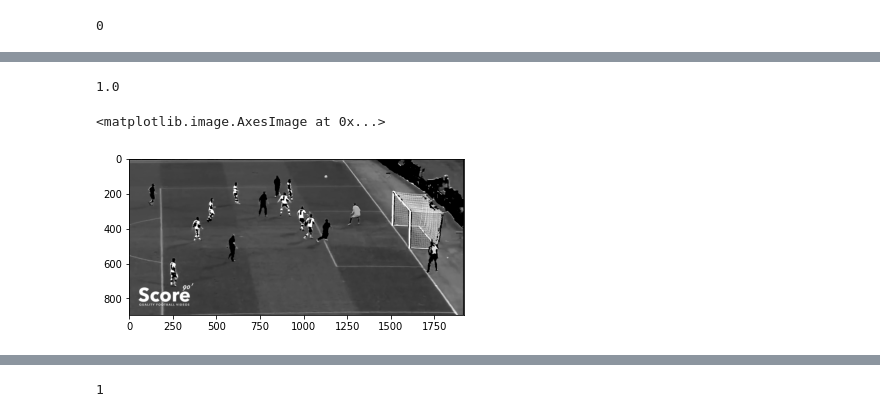
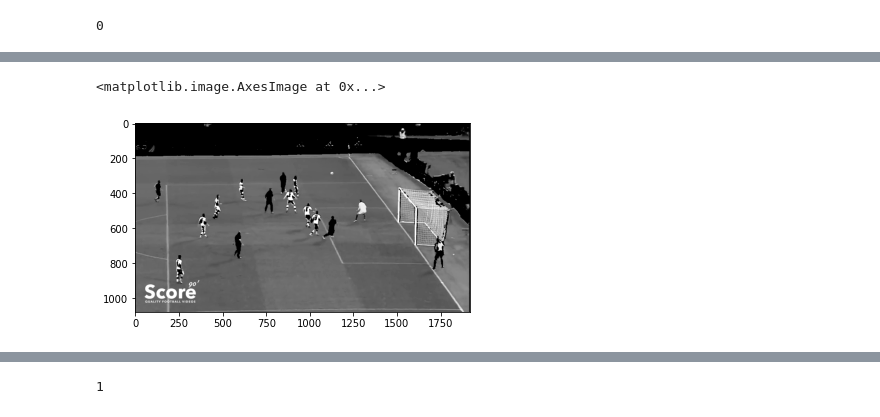
Before and after one commit to sid2610/HPE_Goal, a Jupyter notebook: Goalpost.ipynb, the cells around one changed output, grey strips where cells are left out. Saved outputs shown, nothing was run; the diff lists cells and outputs as text; code cells hidden in the pictures.

```diff
--- a/Goalpost.ipynb
+++ b/Goalpost.ipynb
@@ -146,13 +119,11 @@ plt.imshow(frame_2)
-# %%
-np.max(frame_2)
-# %% [output]
-1.0
-# %%
-frame_2 = to_bw(frame_2)
-plt.imshow(frame_2)
-# %% [output]
-<matplotlib.image.AxesImage at 0x...>
-[figure, removed]
+# %%
+from skimage import color
+
+frame_2 = color.rgb2gray(frame_1)
+plt.imshow(frame_2, cmap = 'gray')
+# %% [output]
+<matplotlib.image.AxesImage at 0x...>
+[figure, added]
 # %%
 v = 0
 for i in range(frame_2.shape[0]):
```
Also changed, not shown: parts of 23 cells of this notebook.
